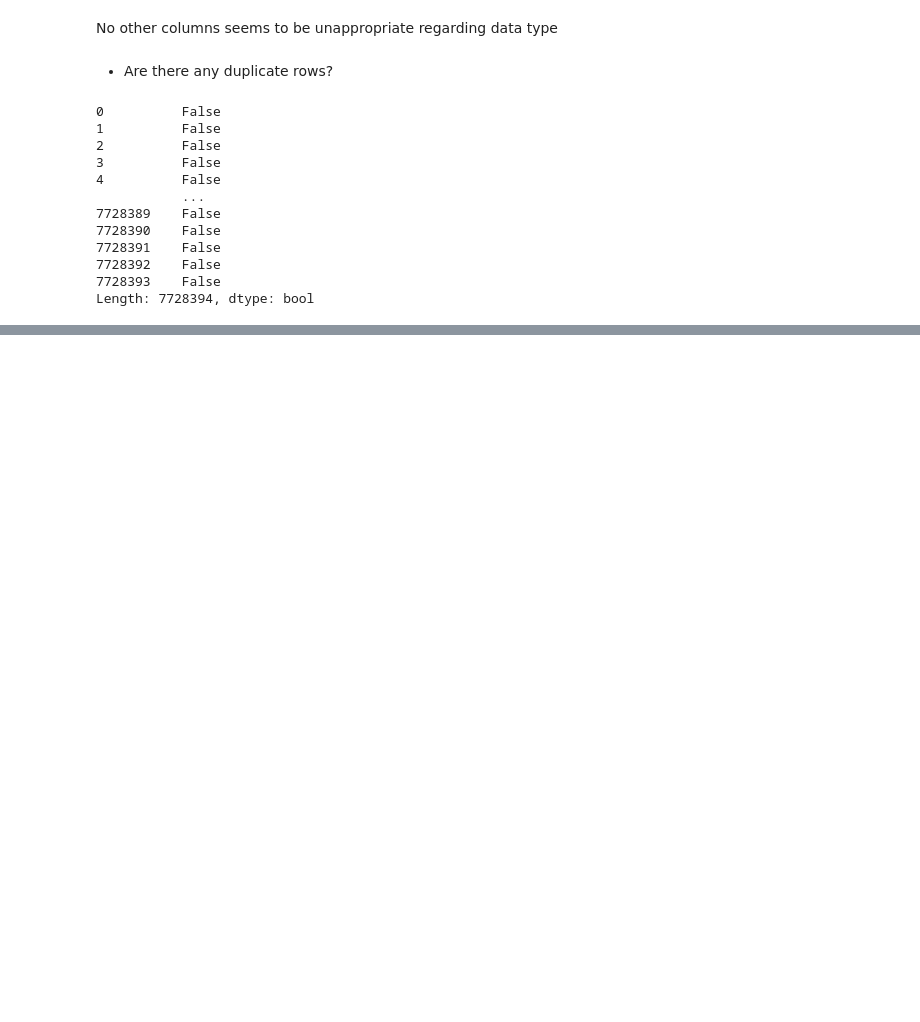
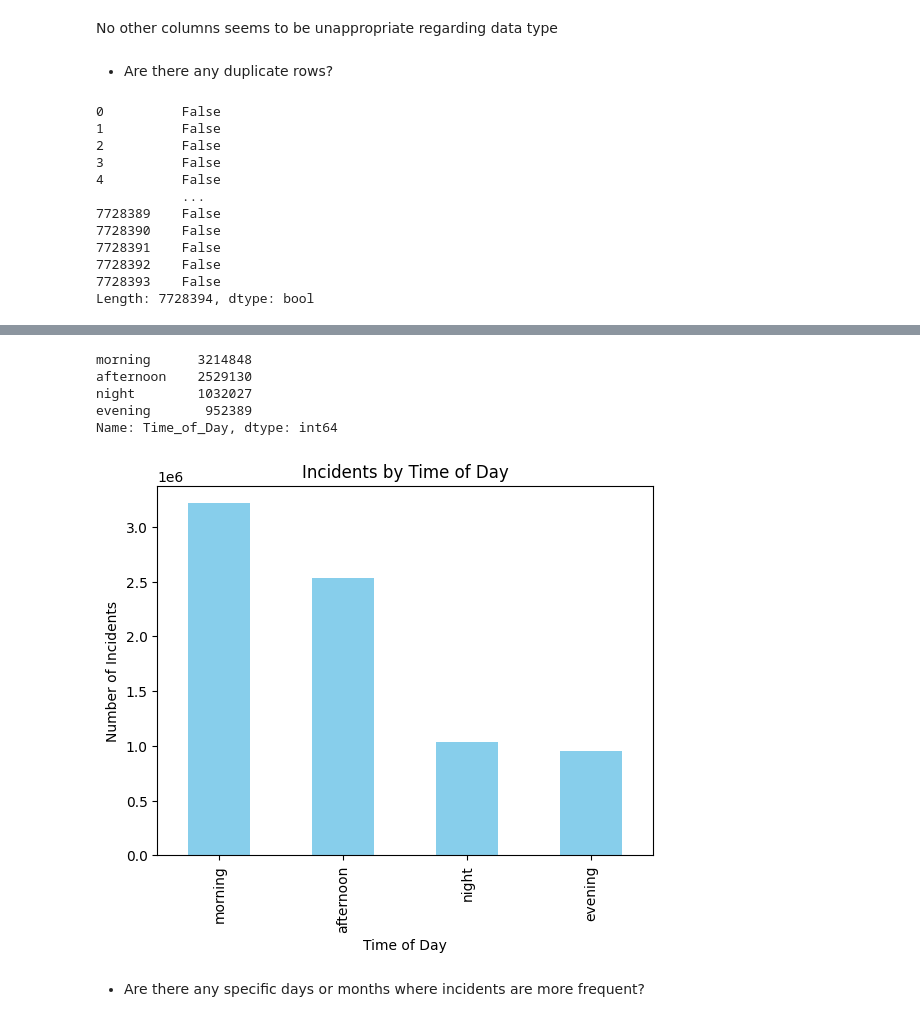
Before and after one commit to KhanAmin7/US_Accidents_EDA_project, a Jupyter notebook: US_Accidents.ipynb, the cells around one changed output, grey strips where cells are left out. Drawn from its saved outputs; the diff is of its cells as text; code cells hidden in the pictures; blank space fills up the shorter version.

```diff
--- a/US_Accidents.ipynb
+++ b/US_Accidents.ipynb
@@ -118,0 +209,31 @@ Length: 7728394, dtype: bool
+# %%
+def get_time_of_day(hour):
+    if 5 <= hour <= 12:
+        return "morning"
+    elif 12 < hour <= 17:
+        return "afternoon"
+    elif 17 < hour <= 20:
+        return "evening"
+    else:
+        return "night"
+
+df['Time_of_Day'] = df['Hour'].map(get_time_of_day)
+# %%
+time_of_day_distribution = df['Time_of_Day'].value_counts()
+time_of_day_distribution
+# %% [output]
+morning      3214848
+afternoon    2529130
+night        1032027
+evening       952389
+Name: Time_of_Day, dtype: int64
+# %%
+time_of_day_distribution.plot(kind='bar', color='skyblue')
+plt.title('Incidents by Time of Day')
+plt.xlabel('Time of Day')
+plt.ylabel('Number of Incidents')
+plt.show()
+# %% [output]
+[figure, added]
+# %% [markdown]
+- Are there any specific days or months where incidents are more frequent?
```
Also changed, not shown: parts of 30 cells of this notebook.
